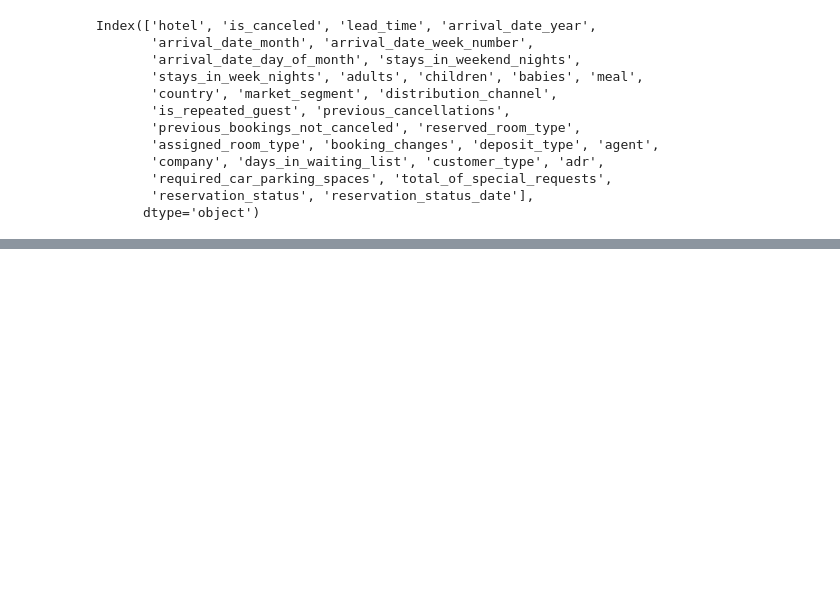
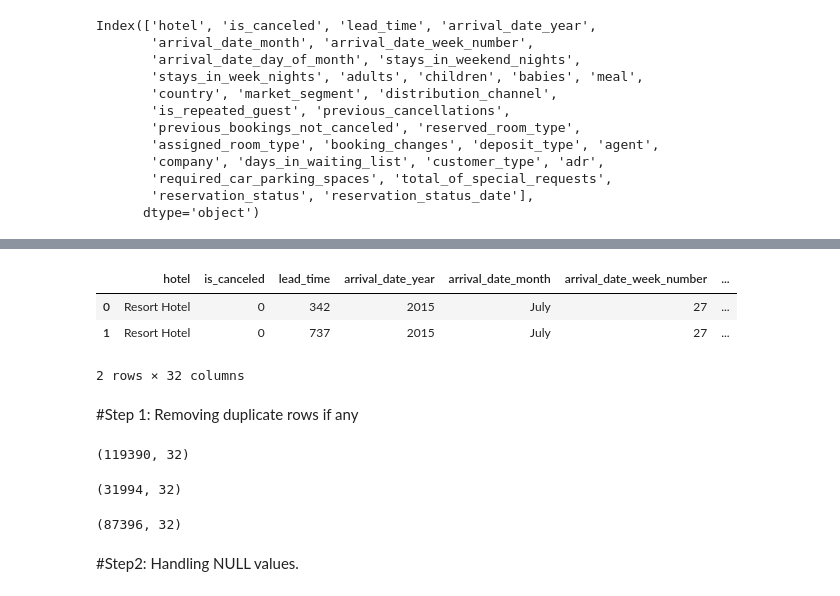
Before and after one commit to KrishnaNayik/Hotel-Booking-Analysis---Capstone-Project, a Jupyter notebook: Hotel_Booking_Analysis_Capstone_Project.ipynb, the cells around one changed output, grey strips where cells are left out. Cells and saved outputs as stored; diff of their text form; code cells hidden in the pictures; blank space fills up the shorter version.

```diff
--- a/Hotel_Booking_Analysis_Capstone_Project.ipynb
+++ b/Hotel_Booking_Analysis_Capstone_Project.ipynb
@@ -49,0 +156,30 @@ Index(['hotel', 'is_canceled', 'lead_time', 'arrival_date_year',
+# %%
+#lets create a copy of data for all our future analysis
+df1=df.copy()
+df1.head(2)
+# %% [output]
+|  | hotel | is_canceled | lead_time | arrival_date_year | arrival_date_month | arrival_date_week_number | ... |
+| 0 | Resort Hotel | 0 | 342 | 2015 | July | 27 | ... |
+| 1 | Resort Hotel | 0 | 737 | 2015 | July | 27 | ... |
+2 rows × 32 columns
+# %% [markdown]
+#Step 1: Removing duplicate rows if any
+# %%
+df1.shape
+# %% [output]
+(119390, 32)
+# %%
+# Show no. of of duplicate rows
+df1[df1.duplicated()].shape
+# %% [output]
+(31994, 32)
+# %%
+# Dropping duplicate values
+df1.drop_duplicates(inplace = True)
+
+# shape after dropping duplicate rows
+df1.shape
+# %% [output]
+(87396, 32)
+# %% [markdown]
+#Step2: Handling NULL values.
```
Also changed, not shown: parts of 41 cells of this notebook.
